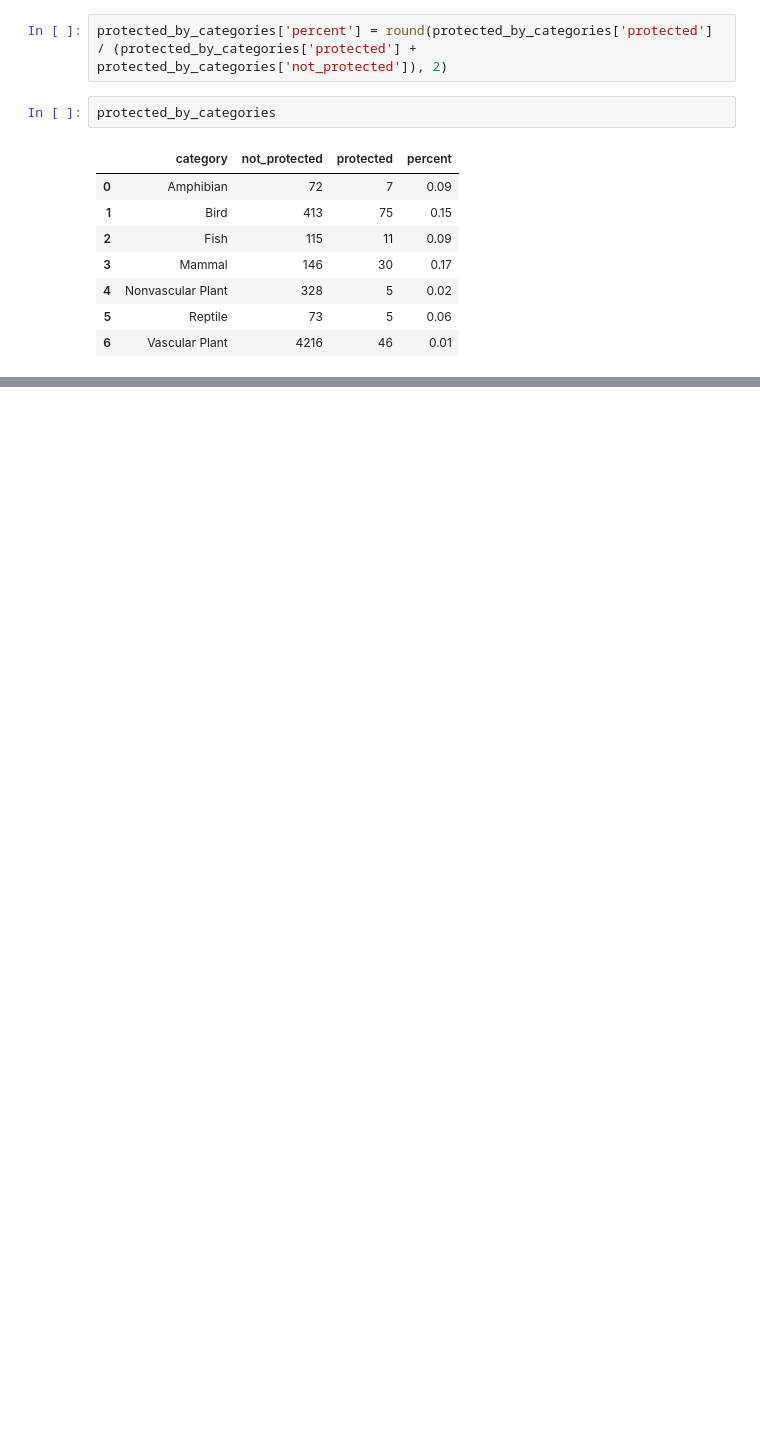
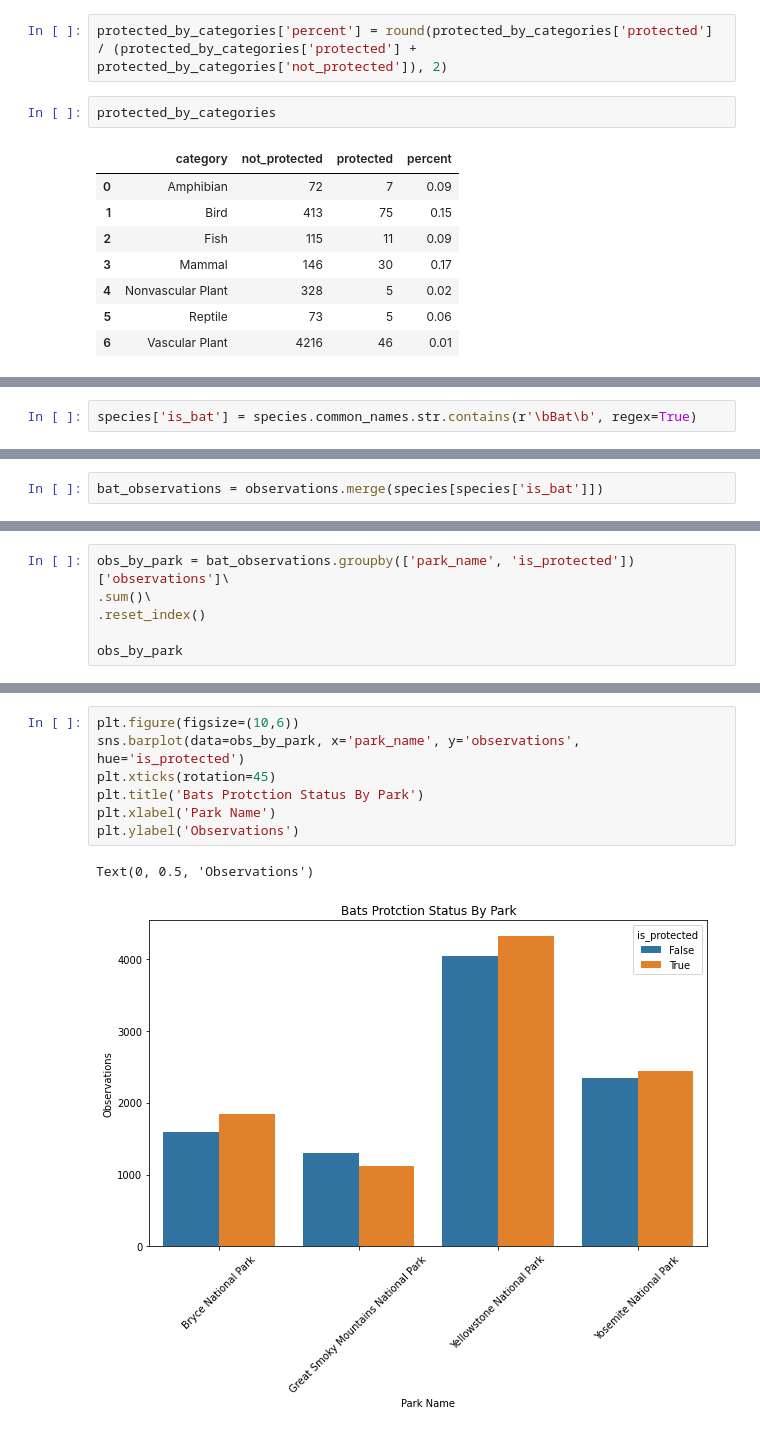
Before and after one commit to bartmj/Biodiversity-EDA, a Jupyter notebook: biodiversity.ipynb, the cells around one changed output, grey strips where cells are left out. Saved outputs shown, nothing was run; the diff lists cells and outputs as text; blank space fills up the shorter version.

```diff
--- a/biodiversity.ipynb
+++ b/biodiversity.ipynb
@@ -199,0 +316,2 @@ TypeError: can only concatenate str (not "int") to str
+# %%
+species['is_bat'] = species.common_names.str.contains(r'\bBat\b', regex=True)
@@ -199,0 +351,2 @@ TypeError: can only concatenate str (not "int") to str
+# %%
+bat_observations = observations.merge(species[species['is_bat']])
@@ -199,0 +377,6 @@ TypeError: can only concatenate str (not "int") to str
+# %%
+obs_by_park = bat_observations.groupby(['park_name', 'is_protected'])['observations']\
+.sum()\
+.reset_index()
+
+obs_by_park
@@ -199,0 +393,10 @@ TypeError: can only concatenate str (not "int") to str
+# %%
+plt.figure(figsize=(10,6))
+sns.barplot(data=obs_by_park, x='park_name', y='observations', hue='is_protected')
+plt.xticks(rotation=45)
+plt.title('Bats Protction Status By Park')
+plt.xlabel('Park Name')
+plt.ylabel('Observations')
+# %% [output]
+Text(0, 0.5, 'Observations')
+[figure, added]
```
Also changed, not shown: parts of 31 cells of this notebook.
